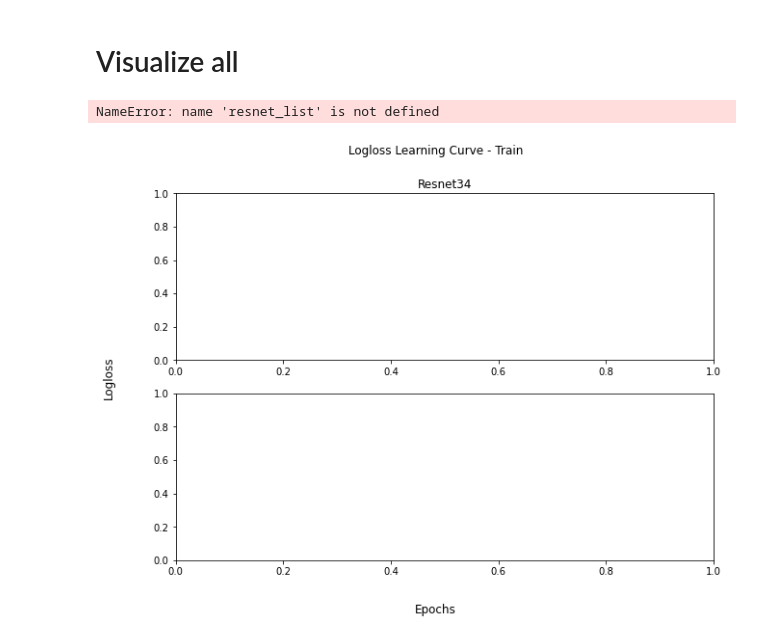
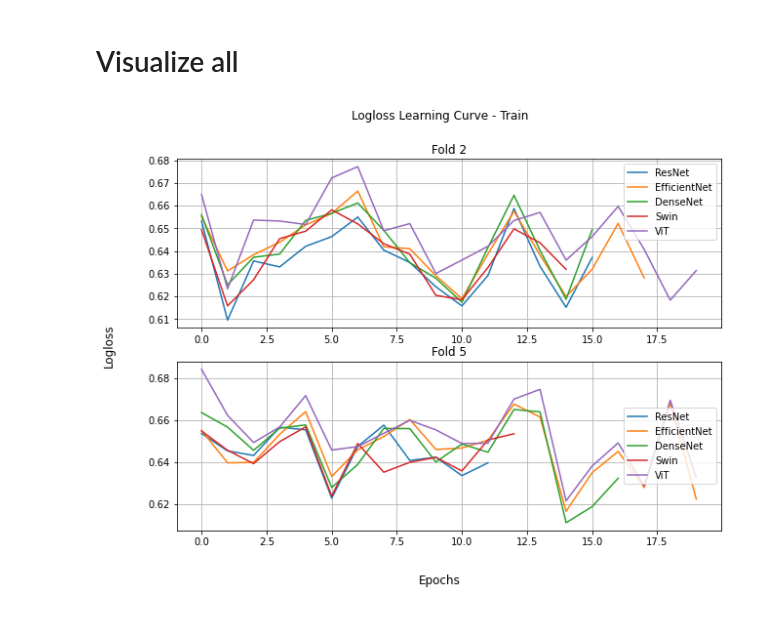
Before and after one commit to germayneng/pawnet, a Jupyter notebook: notebook/05a-pawnet-learning-curve-baseline-imagemodels.ipynb, the cells around one changed output. Saved outputs shown, nothing was run; the diff lists cells and outputs as text; code cells hidden in the pictures.

Commit message:
update learning curve notebook

```diff
--- a/notebook/05a-pawnet-learning-curve-baseline-imagemodels.ipynb
+++ b/notebook/05a-pawnet-learning-curve-baseline-imagemodels.ipynb
@@ -56,8 +56,8 @@ from tensorboard.backend.event_processing.event_accumulator import EventAccumula
 resnet_list = []
 for i in range(5):
     print(f"\n Fold: {i}==================================================")
-    path = [x for x in os.listdir(f"../input/02-pytorch-lightning-variant/pawnet_lightning_resnet/default/version_{i}/") if x.startswith("events")][0]
-    event_acc = EventAccumulator(os.path.join(f"../input/02-pytorch-lightning-variant/pawnet_lightning_resnet/default/version_{i}/",path), size_guidance={'scalars': 0})
+    path = [x for x in os.listdir(f"02a-resnet/pawnet_lightning_resnet/default/version_{i}/") if x.startswith("events")][0]
+    event_acc = EventAccumulator(os.path.join(f"02a-resnet/pawnet_lightning_resnet/default/version_{i}/",path), size_guidance={'scalars': 0})
     event_acc.Reload()
 
     scalars = {}
@@ -161,8 +178,8 @@ AVG: 18.89717216491699
 vit_list = []
 for i in range(5):
     print(f"\n Fold: {i}==================================================")
-    path = [x for x in os.listdir(f"../input/../input/vit-small/pawnet_lightning_vit_tiny_patch16_224/default/version_{i}/") if x.startswith("events")][0]
-    event_acc = EventAccumulator(os.path.join(f"../input/vit-small/pawnet_lightning_vit_tiny_patch16_224/default/version_{i}/",path), size_guidance={'scalars': 0})
+    path = [x for x in os.listdir(f"02c-vit-small/pawnet_lightning_vit_tiny_patch16_224/default/version_{i}/") if x.startswith("events")][0]
+    event_acc = EventAccumulator(os.path.join(f"02c-vit-small/pawnet_lightning_vit_tiny_patch16_224/default/version_{i}/",path), size_guidance={'scalars': 0})
     event_acc.Reload()
 
     scalars = {}
@@ -202,7 +236,7 @@ Operation completed over 22 objects/3.2 GiB.
 # https://stackoverflow.com/questions/36700404/tensorflow-opening-log-data-written-by-summarywriter
 
 swin_base_list = []
-for i in range(1,6):
+for i in range(5):
     print(f"\n Fold: {i}==================================================")
     path = [x for x in os.listdir(f"pawnet_lightning_swin_tiny4_w7_224/default/version_{i}/") if x.startswith("events")][0]
     event_acc = EventAccumulator(os.path.join(f"pawnet_lightning_swin_tiny4_w7_224/default/version_{i}/",path), size_guidance={'scalars': 0})
@@ -441,27 +475,31 @@ AVG: 18.247660446166993
 # %%
 fig,axes = plt.subplots(nrows=2, figsize=(10,7))
 fig.suptitle('Logloss Learning Curve - Train')
 fig.supxlabel('Epochs')
 fig.supylabel('Logloss')
 
-axes[0].set_title("Resnet34")
-axes[0].plot(np.arange(len(resnet_list[0]["train_logloss"])),resnet_list[0]["train_logloss"])
-axes[0].plot(np.arange(len(resnet_list[1]["train_logloss"])),resnet_list[1]["train_logloss"])
-axes[0].plot(np.arange(len(resnet_list[2]["train_logloss"])),resnet_list[2]["train_logloss"])
-axes[0].plot(np.arange(len(resnet_list[3]["train_logloss"])),resnet_list[3]["train_logloss"])
-axes[0].plot(np.arange(len(resnet_list[4]["train_logloss"])),resnet_list[4]["train_logloss"])
+axes[0].set_title("Fold 2")
+axes[0].plot(np.arange(len(resnet_list[1]["train_logloss"])),resnet_list[1]["train_logloss"],label="ResNet")
+axes[0].plot(np.arange(len(ef_list[1]["train_logloss"])),ef_list[1]["train_logloss"],label="EfficientNet")
+axes[0].plot(np.arange(len(dense_list[1]["train_logloss"])),dense_list[1]["train_logloss"],label="DenseNet")
+axes[0].plot(np.arange(len(swin_base_list[1]["train_logloss"])),swin_base_list[1]["train_logloss"],label="Swin")
+axes[0].plot(np.arange(len(vit_list[1]["train_logloss"])),vit_list[1]["train_logloss"],label="ViT")
 axes[0].grid()
+axes[0].legend()
 
-axes[1].set_title("Vit-Tiny-224")
-axes[1].plot(np.arange(len(vit_list[0]["train_logloss"])),vit_list[0]["train_logloss"])
-axes[1].plot(np.arange(len(vit_list[1]["train_logloss"])),vit_list[1]["train_logloss"])
-axes[1].plot(np.arange(len(vit_list[2]["train_logloss"])),vit_list[2]["train_logloss"])
-axes[1].plot(np.arange(len(vit_list[3]["train_logloss"])),vit_list[3]["train_logloss"])
-axes[1].plot(np.arange(len(vit_list[4]["train_logloss"])),vit_list[4]["train_logloss"])
+axes[1].set_title("Fold 5")
+axes[1].plot(np.arange(len(resnet_list[4]["train_logloss"])),resnet_list[4]["train_logloss"],label="ResNet")
+axes[1].plot(np.arange(len(ef_list[4]["train_logloss"])),ef_list[4]["train_logloss"],label="EfficientNet")
+axes[1].plot(np.arange(len(dense_list[4]["train_logloss"])),dense_list[4]["train_logloss"],label="DenseNet")
+axes[1].plot(np.arange(len(swin_base_list[4]["train_logloss"])),swin_base_list[4]["train_logloss"],label="Swin")
+axes[1].plot(np.arange(len(vit_list[4]["train_logloss"])),vit_list[4]["train_logloss"],label="ViT")
 axes[1].grid()
+axes[1].legend()
+
+
+plt.savefig("training_learning_curve.png")
 # %% [output]
-NameError: name 'resnet_list' is not defined
-[figure, old version]
+[figure, new version]
 # %%
 fig,axes = plt.subplots(nrows=2, figsize=(10,7))
 fig.suptitle('RMSE Learning Curve - Validation')
```
Also changed, not shown: parts of 7 cells of this notebook, 1 other file.
